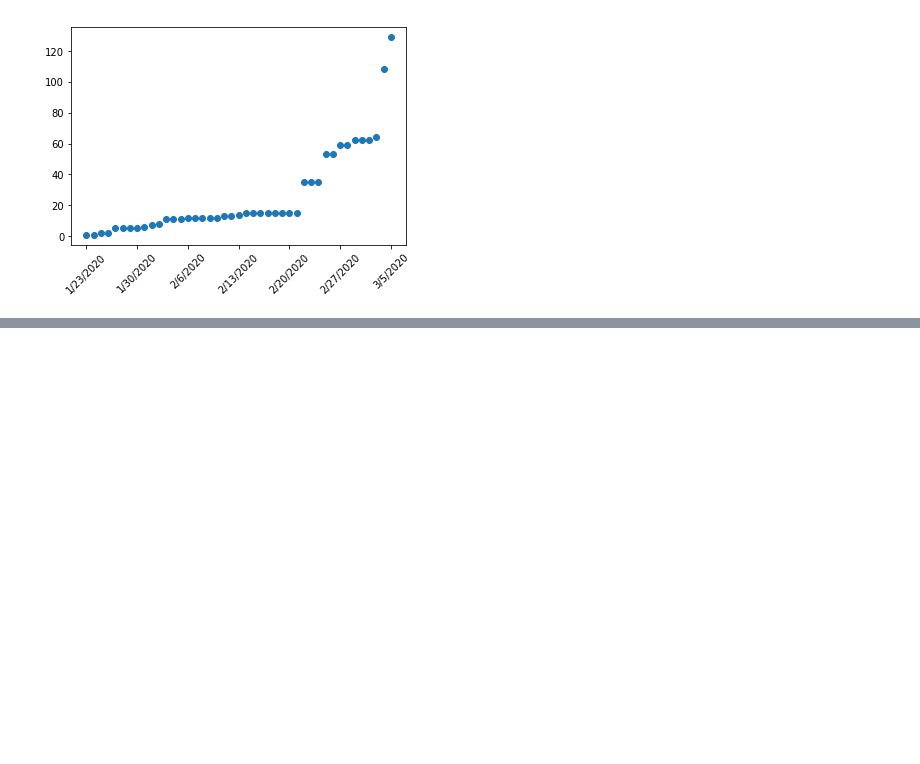
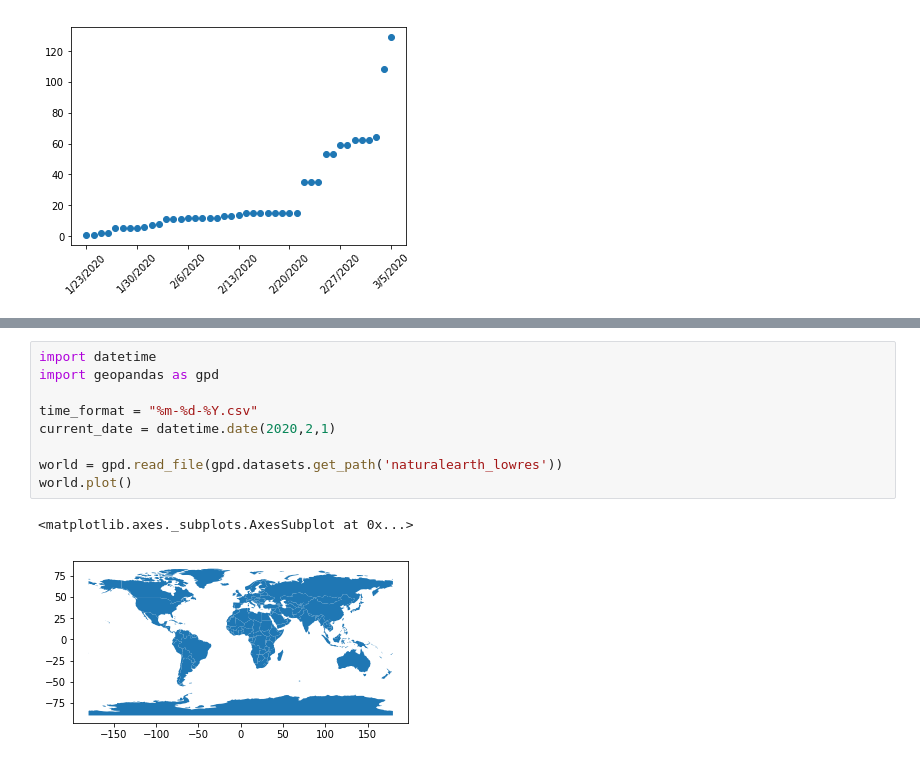
Before and after one commit to DrewRichard7/COVID19, a Jupyter notebook: sarscov2.ipynb, the cells around one changed output, grey strips where cells are left out. Drawn from its saved outputs; the diff is of its cells as text; blank space fills up the shorter version.

Commit message:
Beginnings of a heatmap

```diff
--- a/sarscov2.ipynb
+++ b/sarscov2.ipynb
@@ -26,0 +31,12 @@ plt.show()
+# %%
+import datetime
+import geopandas as gpd
+
+time_format = "%m-%d-%Y.csv"
+current_date = datetime.date(2020,2,1)
+
+world = gpd.read_file(gpd.datasets.get_path('naturalearth_lowres'))
+world.plot()
+# %% [output]
+<matplotlib.axes._subplots.AxesSubplot at 0x...>
+[figure, added]
```
Also changed, not shown: parts of 1 cell of this notebook.
